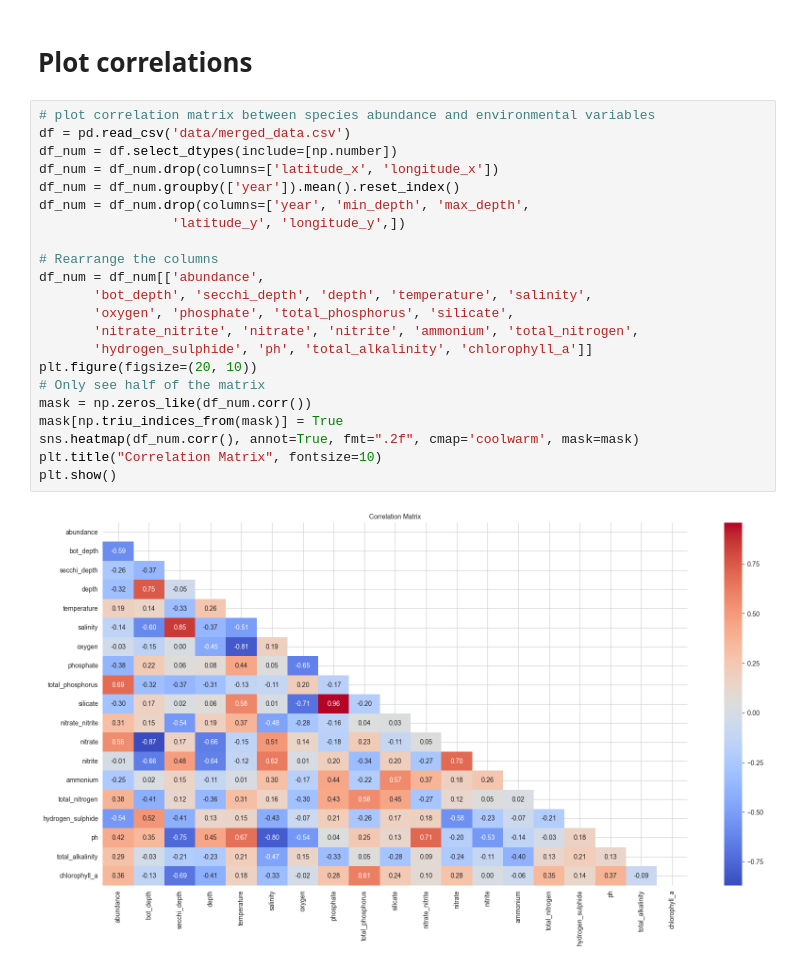
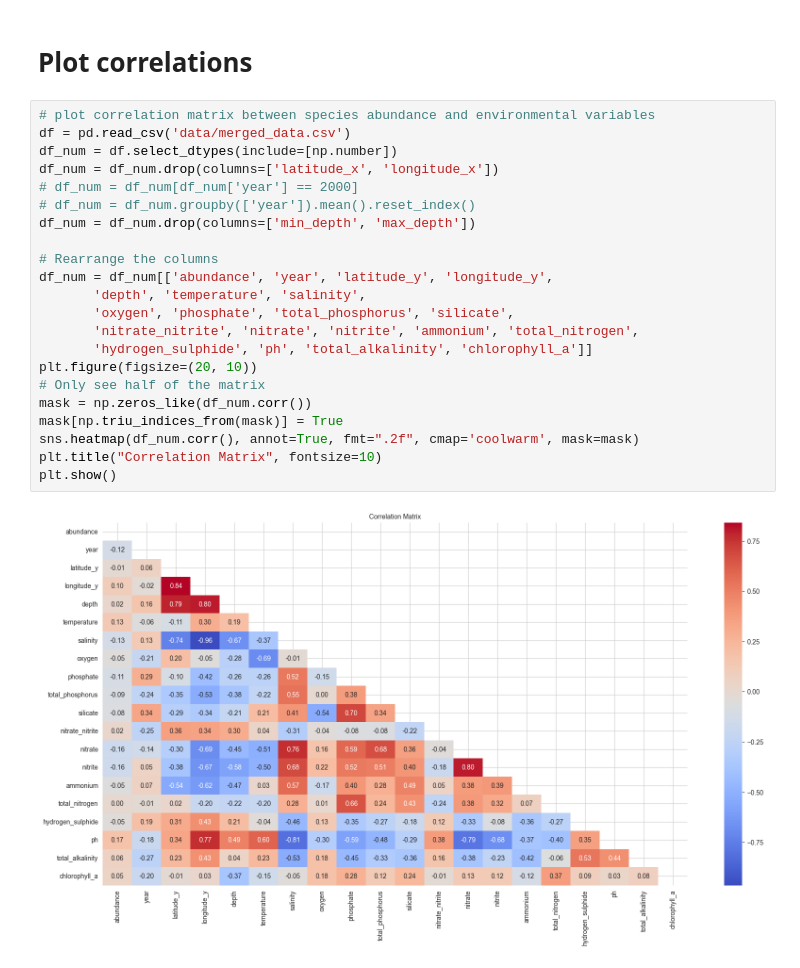
Before and after one commit to TrangNg-Th/QB2025-Project, a Jupyter notebook: 1.analysis.ipynb, the cells around one changed output. Drawn from its saved outputs; the diff is of its cells as text.

```diff
--- a/1.analysis.ipynb
+++ b/1.analysis.ipynb
@@ -64,24 +65,24 @@ ani.save("species_abundance_animation.gif", writer="pillow", fps=1, dpi=150)
 # %%
 # plot correlation matrix between species abundance and environmental variables
 df = pd.read_csv('data/merged_data.csv')
 df_num = df.select_dtypes(include=[np.number])
 df_num = df_num.drop(columns=['latitude_x', 'longitude_x'])
-df_num = df_num.groupby(['year']).mean().reset_index()
-df_num = df_num.drop(columns=['year', 'min_depth', 'max_depth',
-                 'latitude_y', 'longitude_y',])
+# df_num = df_num[df_num['year'] == 2000]
+# df_num = df_num.groupby(['year']).mean().reset_index()
+df_num = df_num.drop(columns=['min_depth', 'max_depth'])
 
 # Rearrange the columns
-df_num = df_num[['abundance',
-       'bot_depth', 'secchi_depth', 'depth', 'temperature', 'salinity',
+df_num = df_num[['abundance', 'year', 'latitude_y', 'longitude_y',
+       'depth', 'temperature', 'salinity',
        'oxygen', 'phosphate', 'total_phosphorus', 'silicate',
        'nitrate_nitrite', 'nitrate', 'nitrite', 'ammonium', 'total_nitrogen',
        'hydrogen_sulphide', 'ph', 'total_alkalinity', 'chlorophyll_a']]
 plt.figure(figsize=(20, 10))
 # Only see half of the matrix
 mask = np.zeros_like(df_num.corr())
 mask[np.triu_indices_from(mask)] = True
 sns.heatmap(df_num.corr(), annot=True, fmt=".2f", cmap='coolwarm', mask=mask)
 plt.title("Correlation Matrix", fontsize=10)
 plt.show()
 # %% [output]
-[figure, old version]
+[figure, new version]
```
Also changed, not shown: parts of 1 cell of this notebook, 1 other file.
